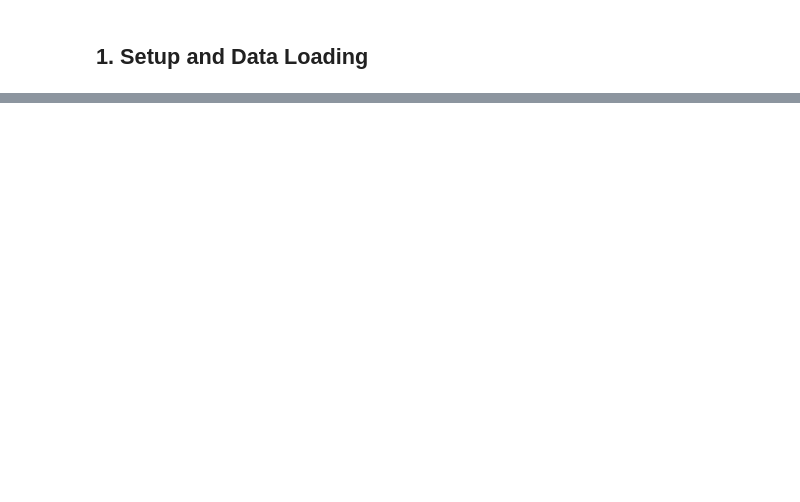
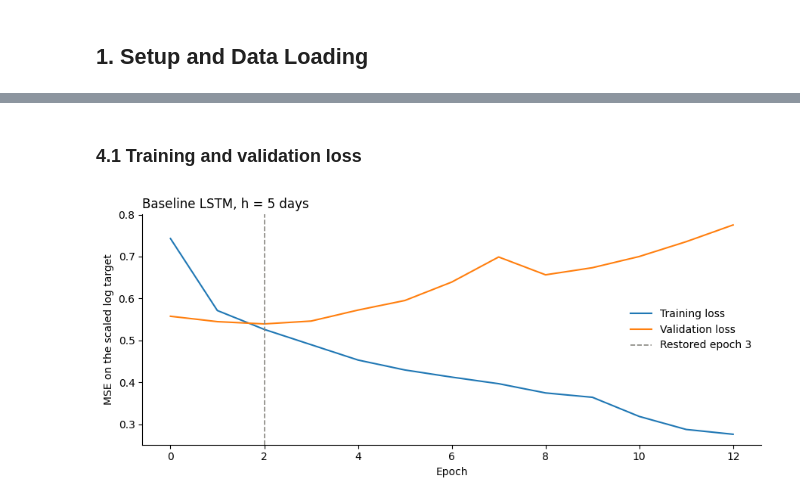
Before and after one commit to khgaurav/macro-commodity-ml, a Jupyter notebook: lstm_gold_prediction.ipynb, the cells around one changed output, grey strips where cells are left out. Saved outputs shown, nothing was run; the diff lists cells and outputs as text; code cells hidden in the pictures; blank space fills up the shorter version.

```diff
--- a/lstm_gold_prediction.ipynb
+++ b/lstm_gold_prediction.ipynb
@@ -1287,0 +184,8 @@ Overall, the LSTM demonstrated limited predictive value for return magnitude, al
+# %%
+data = pd.read_csv(DATA_PATH, parse_dates=["Date"], index_col="Date").sort_index()
+full_history = data.copy()
+data = data.loc[START_DATE:]
+
+print(f"Cleaned file:     {full_history.index.min().date()} to {full_history.index.max().date()}  "
+      f"({len(full_history)} rows)")
+print(f"Volatility model: {data.index.min().date()} to {data.index.max().date()}  ({len(data)} rows)")
@@ -1287,0 +374,11 @@ Overall, the LSTM demonstrated limited predictive value for return magnitude, al
+# %%
+baseline_info, baseline_pred = fit_lstm(
+    usable, ALL_FEATURES, target, train_pos, test_pos, BASELINE_PARAMS, h, verbose=1)
+
+print(f"\nStopped after {baseline_info['epochs_trained']} epochs, "
+      f"best epoch {baseline_info['best_epoch']}, "
+      f"validation loss {baseline_info['best_validation_loss']:.6f}")
+print(f"Smearing factor for the baseline LSTM: {np.exp(baseline_info['bias']):.4f}")
+
+results.append(score("LSTM (default)", test[target], baseline_pred, test[reference], h))
+pd.DataFrame(results)
@@ -1287,0 +396,16 @@ Overall, the LSTM demonstrated limited predictive value for return magnitude, al
+# %% [markdown]
+### 4.1 Training and validation loss
+# %%
+plt.figure(figsize=(9, 4))
+plt.plot(baseline_info["history"].history["loss"], label="Training loss")
+plt.plot(baseline_info["history"].history["val_loss"], label="Validation loss")
+plt.axvline(baseline_info["best_epoch"] - 1, color="#898781", ls="--", lw=1.2,
+            label=f"Restored epoch {baseline_info['best_epoch']}")
+plt.xlabel("Epoch")
+plt.ylabel("MSE on the scaled log target")
+plt.title("Baseline LSTM, h = 5 days", loc="left")
+plt.legend(frameon=False)
+plt.gca().spines[["top", "right"]].set_visible(False)
+show("lstm_training_curve")
+# %% [output]
+[figure, added]
```
Also changed, not shown: parts of 122 cells of this notebook, 1 other file.
